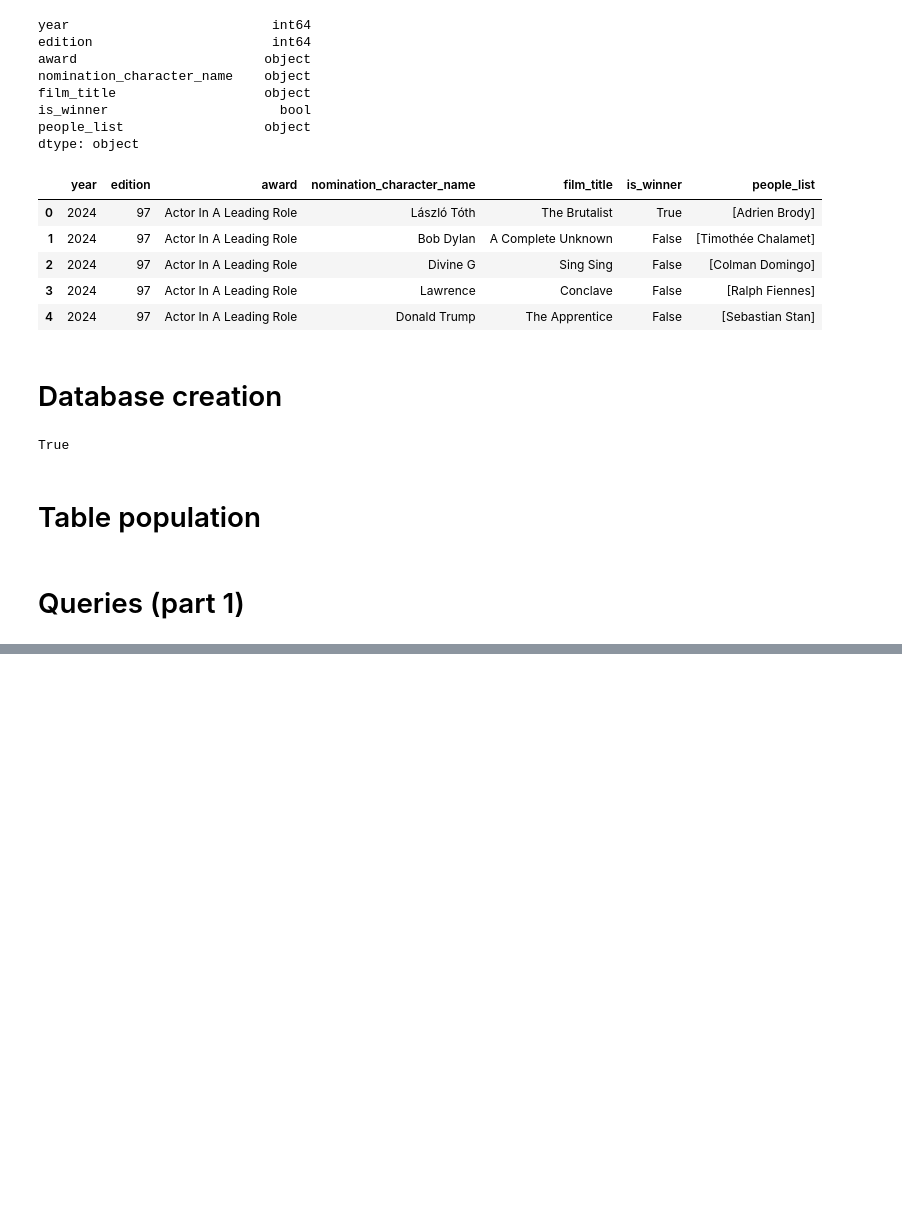
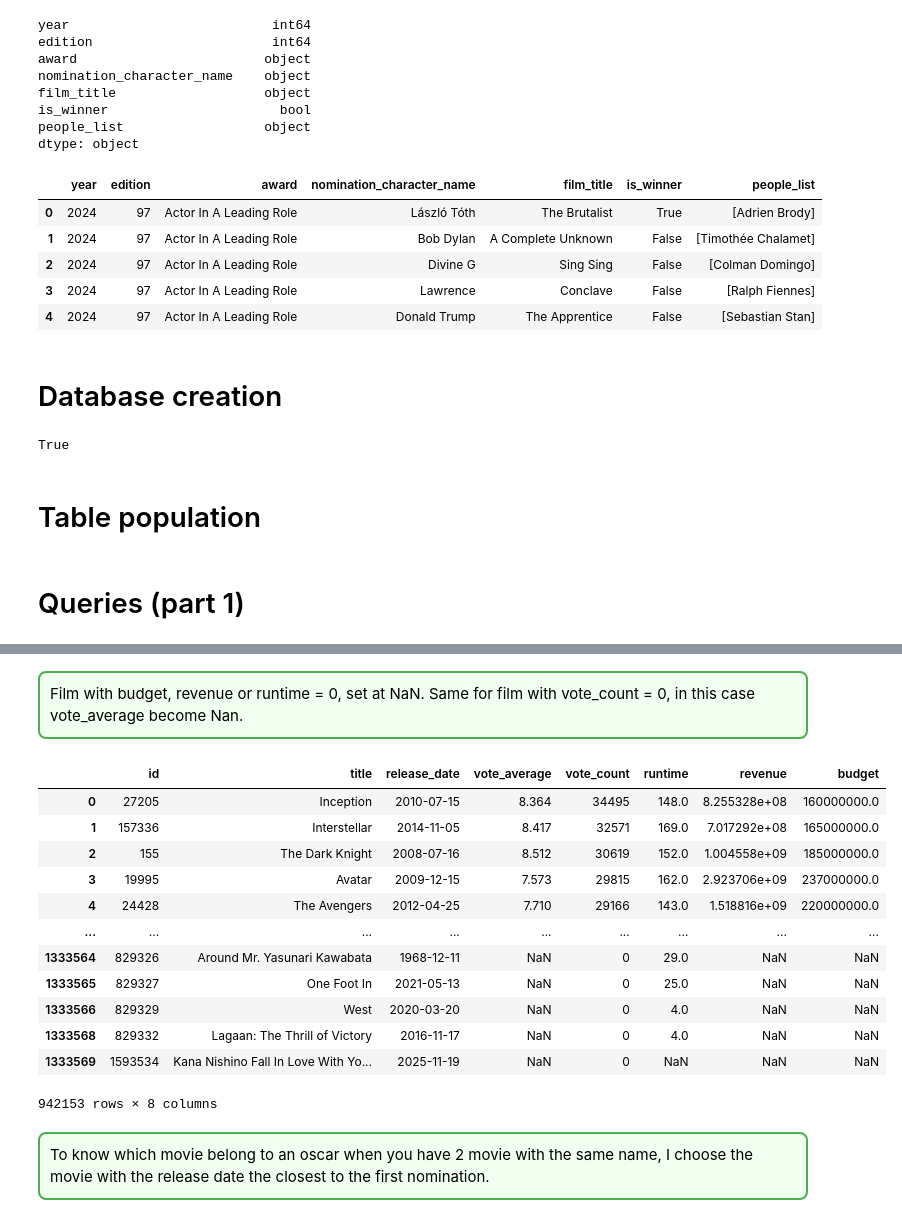
Before and after one commit to Danila-Pechenev/databases_project, a Jupyter notebook: db_project.ipynb, the cells around one changed output, grey strips where cells are left out. Cells and saved outputs as stored; diff of their text form; code cells hidden in the pictures; blank space fills up the shorter version.

```diff
--- a/db_project.ipynb
+++ b/db_project.ipynb
@@ -509,0 +674,4 @@ run_query("SELECT * FROM Nomination_person LIMIT 20;").head()
+# %%
+films = films[films['adult'] != True]
+films = films.dropna(subset=['title'])
+films.shape
@@ -509,0 +684,14 @@ run_query("SELECT * FROM Nomination_person LIMIT 20;").head()
+# %%
+lowtitles = films['title'].str.lower()
+
+# Count the number of double
+nb_doublons = lowtitles.duplicated().sum()
+print(f"Amount of double : {nb_doublons}")
+
+films['low_title'] = films['title'].str.lower()
+nb_doublons = films.duplicated(subset=['low_title', 'release_date']).sum()
+
+print(f"Total amount of movie with the same name and same year of released (double) : {nb_doublons}")
+
+film = films.drop_duplicates(subset=['low_title', 'release_date'], keep='first').copy()
+film.shape
@@ -509,0 +706,7 @@ run_query("SELECT * FROM Nomination_person LIMIT 20;").head()
+# %%
+from datetime import datetime
+film['release_date'] = pd.to_datetime(film['release_date'], errors='coerce')
+
+# 1. Deleting movie with missing date.
+film = film.dropna(subset=['release_date'])
+film.shape
@@ -509,0 +719,12 @@ run_query("SELECT * FROM Nomination_person LIMIT 20;").head()
+# %%
+columns = [
+    'id',
+    'title',
+    'release_date',
+    'vote_average',
+    'vote_count',
+    'runtime',
+    'revenue',
+    'budget'
+]
+df_to_push = film[columns].copy()
@@ -509,0 +759,28 @@ run_query("SELECT * FROM Nomination_person LIMIT 20;").head()
+# %% [markdown]
+<div style="border: 2px solid #4CAF50; padding: 10px; border-radius: 8px; background-color:#f0fff0">
+Film with budget, revenue or runtime = 0, set at NaN. Same for film with vote_count = 0, in this case vote_average become Nan.
+</div>
+# %%
+df_to_push[['budget','runtime','revenue']] = df_to_push[['budget','runtime','revenue']].replace(0, np.nan)
+
+zero_vote = df_to_push['vote_count'] == 0
+df_to_push.loc[zero_vote, 'vote_average'] = np.nan
+df_to_push
+# %% [output]
+|  | id | title | release_date | vote_average | vote_count | runtime | revenue | budget |
+| 0 | 27205 | Inception | 2010-07-15 | 8.364 | 34495 | 148.0 | 8.255328e+08 | 160000000.0 |
+| 1 | 157336 | Interstellar | 2014-11-05 | 8.417 | 32571 | 169.0 | 7.017292e+08 | 165000000.0 |
+| 2 | 155 | The Dark Knight | 2008-07-16 | 8.512 | 30619 | 152.0 | 1.004558e+09 | 185000000.0 |
+| 3 | 19995 | Avatar | 2009-12-15 | 7.573 | 29815 | 162.0 | 2.923706e+09 | 237000000.0 |
+| 4 | 24428 | The Avengers | 2012-04-25 | 7.710 | 29166 | 143.0 | 1.518816e+09 | 220000000.0 |
+| ... | ... | ... | ... | ... | ... | ... | ... | ... |
+| 1333564 | 829326 | Around Mr. Yasunari Kawabata | 1968-12-11 | NaN | 0 | 29.0 | NaN | NaN |
+| 1333565 | 829327 | One Foot In | 2021-05-13 | NaN | 0 | 25.0 | NaN | NaN |
+| 1333566 | 829329 | West | 2020-03-20 | NaN | 0 | 4.0 | NaN | NaN |
+| 1333568 | 829332 | Lagaan: The Thrill of Victory | 2016-11-17 | NaN | 0 | 4.0 | NaN | NaN |
+| 1333569 | 1593534 | Kana Nishino Fall In Love With Yo... | 2025-11-19 | NaN | 0 | NaN | NaN | NaN |
+942153 rows × 8 columns
+# %% [markdown]
+<div style="border: 2px solid #4CAF50; padding: 10px; border-radius: 8px; background-color:#f0fff0">
+To know which movie belong to an oscar when you have 2 movie with the same name, I choose the movie with the release date the closest to the first nomination.
+</div>
```
Also changed, not shown: parts of 59 cells of this notebook.
